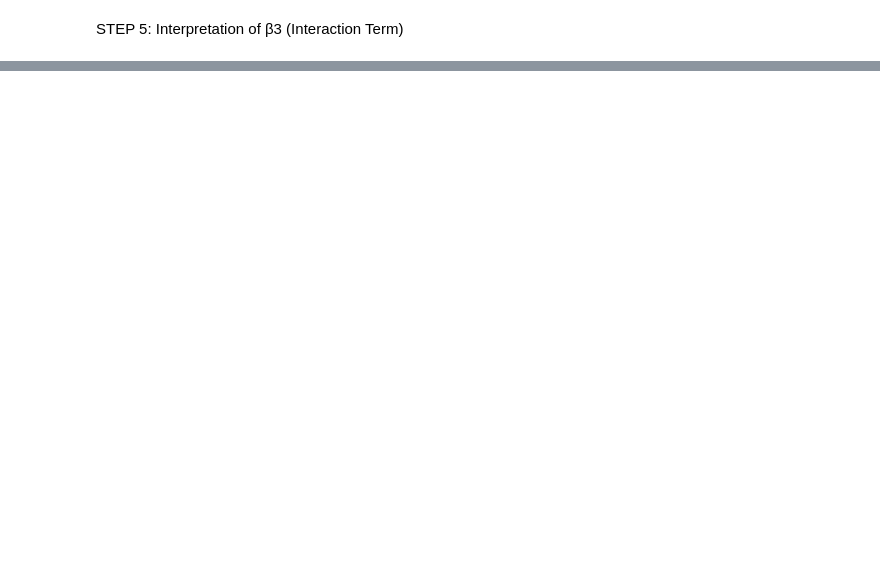
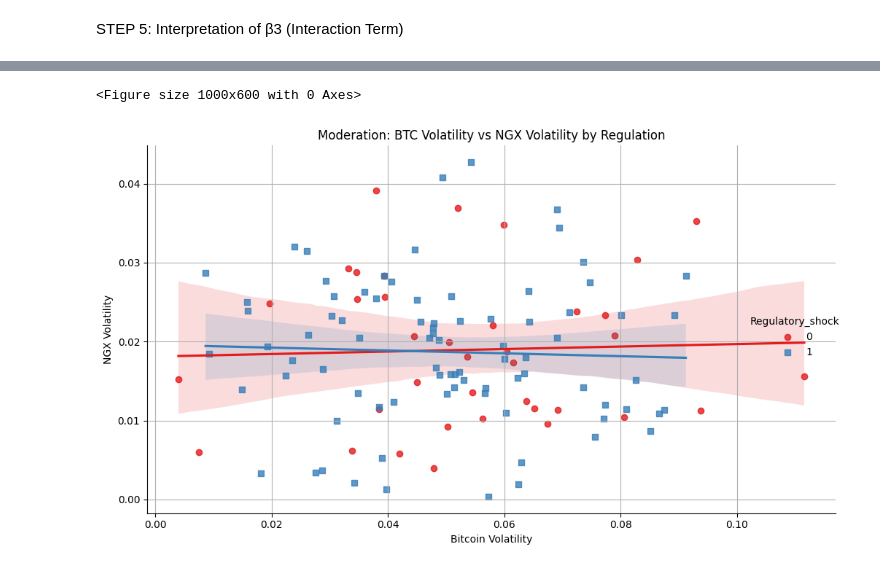
Before and after one commit to usintec/BitcoinStockMarket, a Jupyter notebook: RegressionModel.ipynb, the cells around one changed output, grey strips where cells are left out. Cells and saved outputs as stored; diff of their text form; code cells hidden in the pictures; blank space fills up the shorter version.

```diff
--- a/RegressionModel.ipynb
+++ b/RegressionModel.ipynb
@@ -11,7 +11,7 @@ import matplotlib.pyplot as plt
 import statsmodels.api as sm
 import statsmodels.formula.api as smf
 # %%
-url = 'https://raw.githubusercontent.com/usintec/BitcoinStockMarket/refs/heads/master/bitcoin_ngx_data_template_csv.csv'
+url = 'https://raw.githubusercontent.com/usintec/BitcoinStockMarket/refs/heads/master/bitcoin_ngx_with_regulatory_shock_updated.csv'
 df = pd.read_csv(url)
 
 df.head()
@@ -19,11 +26,11 @@ df.head()
 # Drop rows with missing values
 # %%
 
-df = df[['BTC_Volatility', 'NGX_Volatility', 'Regulation']].dropna()
+df = df[['BTC_Volatility', 'NGX_Volatility', 'Regulatory_shock']].dropna()
 # %% [markdown]
 STEP 3: Create interaction term
 # %%
-df['Interaction'] = df['BTC_Volatility'] * df['Regulation']
+df['Interaction'] = df['BTC_Volatility'] * df['Regulatory_shock']
 # %% [markdown]
 STEP 4: Fit the moderated regression model
 # %%
@@ -51,11 +82,14 @@ else:
 # %%
 # STEP 6: Visualization
 plt.figure(figsize=(10, 6))
-sns.lmplot(data=df, x='BTC_Volatility', y='NGX_Volatility', hue='Regulation',
+sns.lmplot(data=df, x='BTC_Volatility', y='NGX_Volatility', hue='Regulatory_shock',
            palette='Set1', height=6, aspect=1.5, markers=["o", "s"])
 plt.title("Moderation: BTC Volatility vs NGX Volatility by Regulation")
 plt.xlabel("Bitcoin Volatility")
 plt.ylabel("NGX Volatility")
 plt.grid(True)
 plt.tight_layout()
 plt.show()
+# %% [output]
+<Figure size 1000x600 with 0 Axes>
+[figure, added]
```
Also changed, not shown: parts of 5 cells of this notebook.
